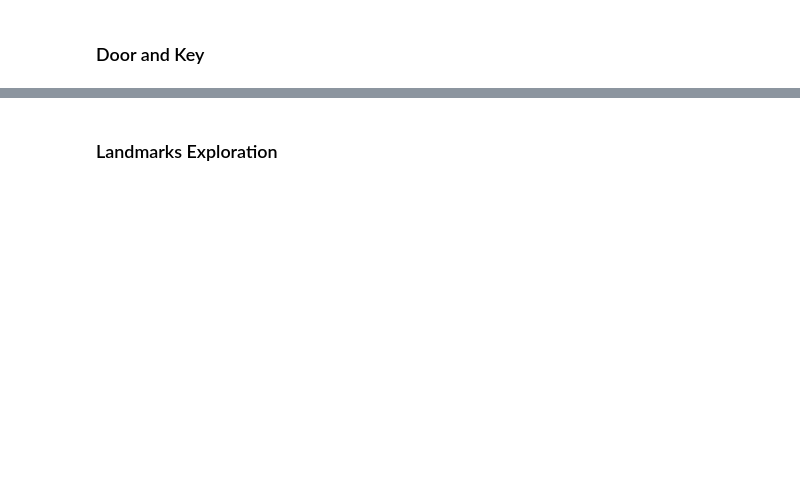
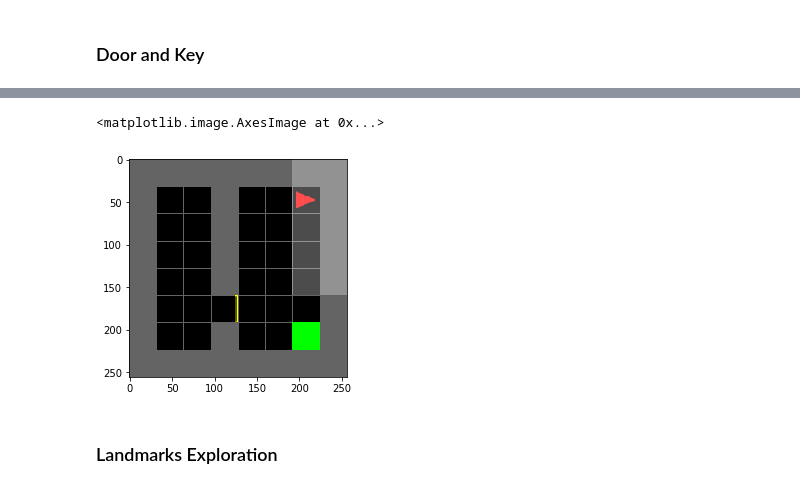
Before and after one commit to 2016choang/sfl, a Jupyter notebook: playground/new-envs.ipynb, the cells around one changed output, grey strips where cells are left out. Saved outputs shown, nothing was run; the diff lists cells and outputs as text; code cells hidden in the pictures; blank space fills up the shorter version.

```diff
--- a/playground/new-envs.ipynb
+++ b/playground/new-envs.ipynb
@@ -48,3 +85,8 @@ env.carrying
+# %%
+plt.imshow(env.render(8))
+# %% [output]
+<matplotlib.image.AxesImage at 0x...>
+[figure, added]
 # %% [markdown]
 ### Landmarks Exploration
 # %%
```
Also changed, not shown: parts of 34 cells of this notebook, 7 other files.
